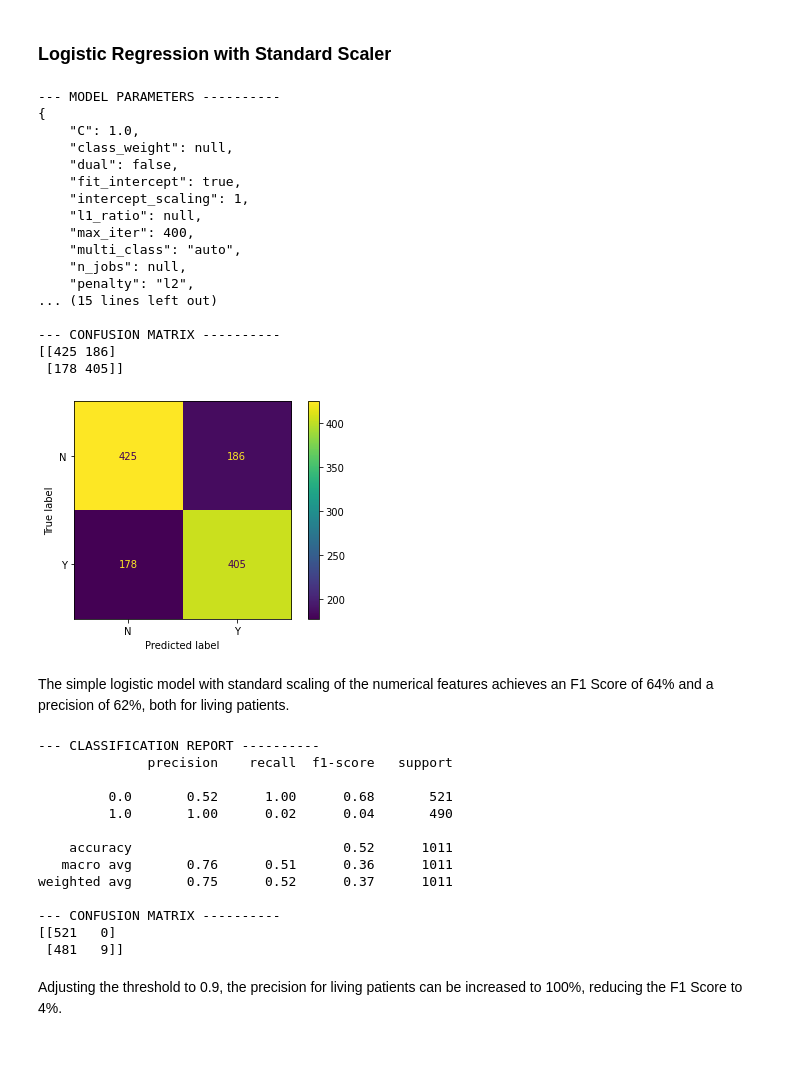
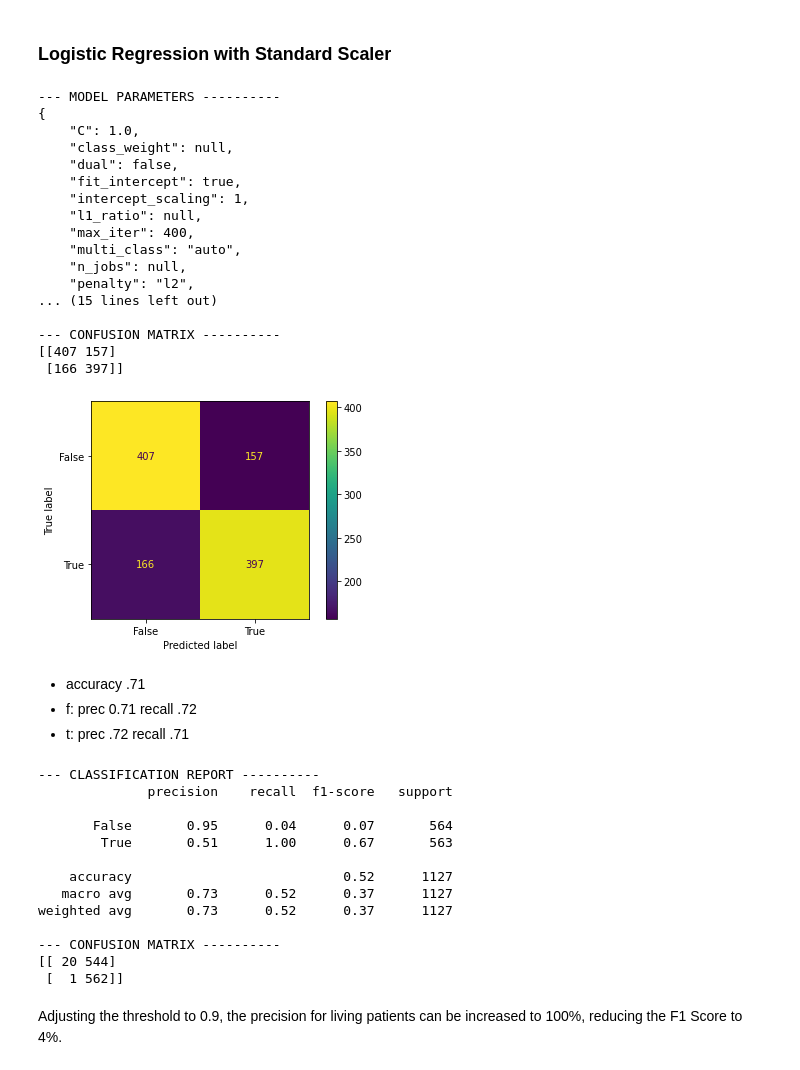
Before and after one commit to EnHaHB/Capstone, a Jupyter notebook: 04_capstone_model_14.ipynb, the cells around one changed output. Saved outputs shown, nothing was run; the diff lists cells and outputs as text; code cells hidden in the pictures.

```diff
--- a/04_capstone_model_14.ipynb
+++ b/04_capstone_model_14.ipynb
@@ -95,0 +110,12 @@ y = df.DDEAD
+# %%
+object_col = list(df_new.select_dtypes(include='category').columns)
+
+# Iterate over object columns
+for column in object_col:
+    columnSeriesObj = df_new[column]
+    print()
+    print('Colunm Name: ', column)
+    print('Describe: ', columnSeriesObj.describe())
+    if columnSeriesObj.nunique() <= 6:
+        print('Unique values: ', columnSeriesObj.unique())
+        print('Value counts: ', columnSeriesObj.value_counts()) # Check Categories (particularly 'U' = 'Unknown')
@@ -96,3 +142,14 @@ y = df.DDEAD
+# %%
+# Iterate over object columns
+for column in object_col:
+    columnSeriesObj = df_new[column]
+    if any(columnSeriesObj.unique() == 'U'):
+        df_new = df_new[df_new[column] != 'U']                  # drop 'U' as category
+# %%
+X = df_new[features]
+
+# Select target
+y = df_new.DDEAD
 # %%
 print(sorted(Counter(y).items()))
 # %% [output]
@@ -126,6 +183,6 @@ print(sorted(Counter(y_under).items()))
 # %%
 # Split the data in test and training set
-X_train, X_test, y_train, y_test = train_test_split(X_under, y_under, test_size=0.3, random_state=42)
+X_train, X_test, y_train, y_test = train_test_split(X_under, y_under, test_size=0.3, random_state=42, stratify = y_under)
 # %% [markdown]
 ### Preparation of Data Scaling and Category Encoding
 Some models need scaling of numerical features and encoding of categorical features. The sklearn preprocessors are instantiated here and used where necessary in the data transformation step of each model.
@@ -186,33 +243,35 @@ X_train_trans = transformer.fit_transform(X_train)
 X_test_trans = transformer.transform(X_test)
 # %%
 logreg_ss = LogisticRegression(max_iter=400, random_state=42)
-m_logreg_ss = modeling_14d.pred_eval_plot_model(X_train_trans, X_test_trans, y_train, y_test, logreg_ss)
+m_logreg_ss = modeling.pred_eval_plot_model(X_train_trans, X_test_trans, y_train, y_test, logreg_ss)
 # %% [output]
 --- MODEL PARAMETERS ----------
 {
     "C": 1.0,
     "class_weight": null,
     "dual": false,
     "fit_intercept": true,
     "intercept_scaling": 1,
     "l1_ratio": null,
     "max_iter": 400,
     "multi_class": "auto",
     "n_jobs": null,
     "penalty": "l2",
 ... (15 lines left out)
 
 --- CONFUSION MATRIX ----------
-[[425 186]
- [178 405]]
+[[407 157]
+ [166 397]]
-[figure, old version]
+[figure, new version]
-# %% [markdown]
-The simple logistic model with standard scaling of the numerical features achieves an F1 Score of 64% and a precision of 62%, both for living patients.
+# %% [markdown]
++ accuracy .71
++ f: prec 0.71 recall .72
++ t: prec .72 recall .71
 # %%
 # Classification report
 y_probs = m_logreg_ss.predict_proba(X_test_trans)[:, 1]
 
-y_pred = y_probs > 0.9
+y_pred = y_probs > 0.1
 print(f"--- CLASSIFICATION REPORT {'-'*10}")
 print(classification_report(y_test,y_pred))
 print(f"--- CONFUSION MATRIX {'-'*10}")
@@ -221,16 +280,16 @@ print(confusion_matrix(y_test,y_pred))
 --- CLASSIFICATION REPORT ----------
               precision    recall  f1-score   support
 
-         0.0       0.52      1.00      0.68       521
-         1.0       1.00      0.02      0.04       490
+       False       0.95      0.04      0.07       564
+        True       0.51      1.00      0.67       563
 
-    accuracy                           0.52      1011
-   macro avg       0.76      0.51      0.36      1011
-weighted avg       0.75      0.52      0.37      1011
+    accuracy                           0.52      1127
+   macro avg       0.73      0.52      0.37      1127
+weighted avg       0.73      0.52      0.37      1127
 
 --- CONFUSION MATRIX ----------
-[[521   0]
- [481   9]]
+[[ 20 544]
+ [  1 562]]
 # %% [markdown]
 Adjusting the threshold to 0.9, the precision for living patients can be increased to 100%, reducing the F1 Score to 4%.
 # %% [markdown]
```
Also changed, not shown: parts of 34 cells of this notebook, 3 other files.
